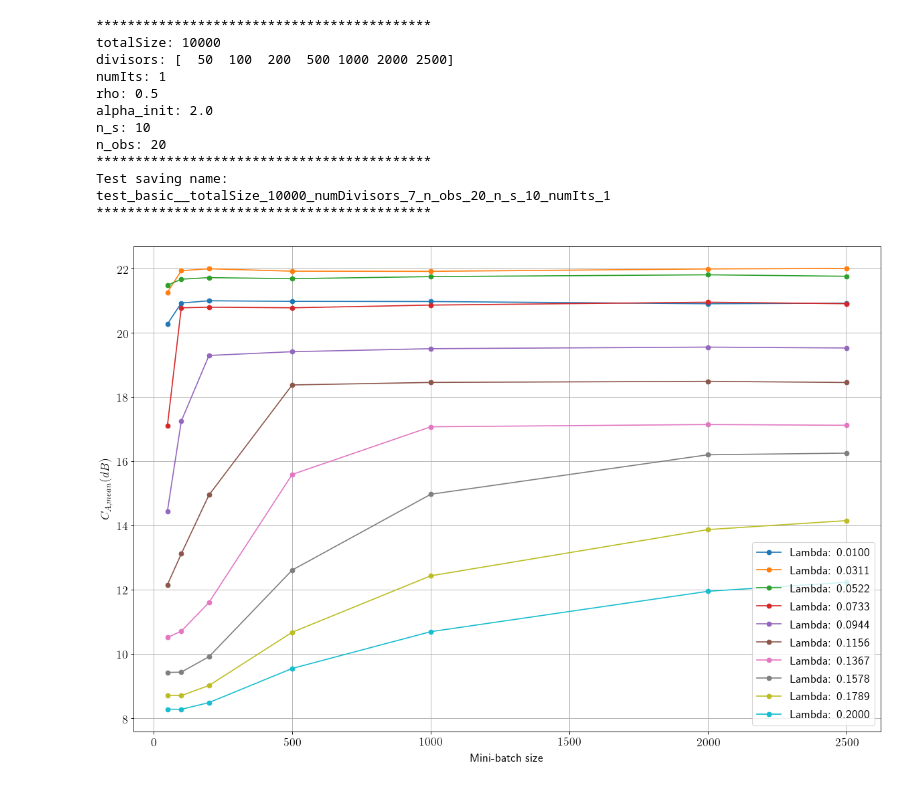
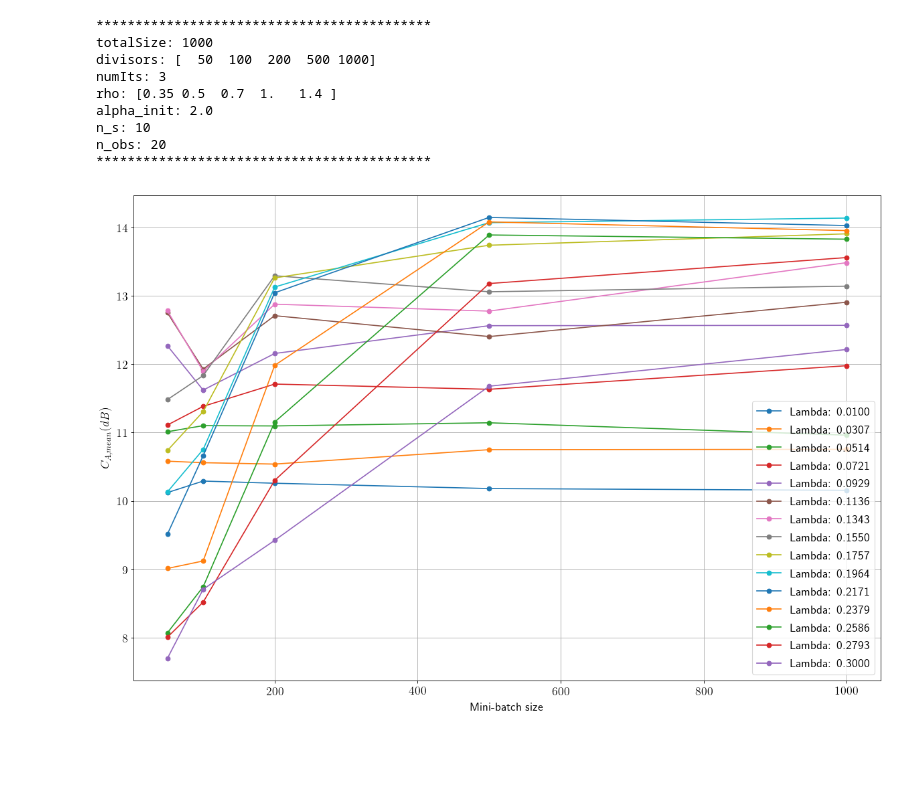
Before and after one commit to tobias-liaudat/DGMCA, a Jupyter notebook: notebooks/Online Dictionary Learning.ipynb, the cells around one changed output. Drawn from its saved outputs; the diff is of its cells as text; code cells hidden in the pictures; blank space fills up the shorter version.

```diff
--- a/notebooks/Online Dictionary Learning.ipynb
+++ b/notebooks/Online Dictionary Learning.ipynb
@@ -20,20 +21,11 @@ import time
 data_path = 'data/'
 plots_path = 'plots/'
 
-totalSize = 10000 #10000 # Number of samples for each observation/source
-
-# For the batch sizes: Use all the divisors of totalSize bigger than minSizeBlock
-# Or you can define the list manually by changing the array: divisors
-minSizeBlock = 20
-divisors = list(divisorGenerator(totalSize))
-divisors = np.array(divisors)
-divisors = divisors[divisors>=minSizeBlock]
 
 # Define your own list of batch sizes
-divisors = np.array([ 50, 100, 200,  500, 1000,  2000, 2500])
-#divisors = np.array([  100,   125,   200,   250,   400,   500,   625,  1000,  1250, 2000, 2500])
+divisors = np.array([ 50, 100, 200,  500, 1000])
 
-lambdas = np.linspace(0.01,0.2,10)
+lambdas = np.linspace(0.01,0.3,15)
 
 n_lambda = len(lambdas)
 n_s = 10 # Number of sources
@@ -41,7 +33,10 @@ n_obs = 20 # Number of observations
 rho = 0.5 # Generalized Gaussian generation parameter
 alpha_init = 2. # Alpha parameter for the thresholding strategy
 
-numIts = 1 # Number of repetitions of the experiment
+rho = np.array([0.35,0.5,0.7,1.0,1.4])
+totalSize = 1000
+
+numIts = 3 # Number of repetitions of the experiment
 
 CA_ODL = np.zeros([2,len(divisors),n_lambda,numIts])
 time_ODL = np.zeros([len(divisors),n_lambda,numIts])
@@ -56,24 +51,13 @@ print('alpha_init: ' + str(alpha_init))
 print('n_s: ' + str(n_s))
 print('n_obs: ' + str(n_obs))
 print('*******************************************')
-
-# Define the saving name for the results
-title_str = "test_basic_" + "_totalSize_" + str(totalSize) + "_numDivisors_" + str(len(divisors))+ "_n_obs_" + str(n_obs) \
-    + "_n_s_" + str(n_s) + "_numIts_" + str(numIts)
-
-print("Test saving name:")
-print(title_str)
-print('*******************************************')
 # %% [output]
 *******************************************
-totalSize: 10000
-divisors: [  50  100  200  500 1000 2000 2500]
-numIts: 1
-rho: 0.5
+totalSize: 1000
+divisors: [  50  100  200  500 1000]
+numIts: 3
+rho: [0.35 0.5  0.7  1.   1.4 ]
 alpha_init: 2.0
 n_s: 10
 n_obs: 20
 *******************************************
-Test saving name:
-test_basic__totalSize_10000_numDivisors_7_n_obs_20_n_s_10_numIts_1
-*******************************************
@@ -127,24 +169,24 @@ log_imp_CA_ODL = -10*np.log10(imp_CA_ODL)
 # %%
 # Use the mean or the median over the CA
 type_ca = 0# 0 = CA_mean // 1 = CA_median
 
 matplotlib.rcParams.update({'font.size': 16}) # 23
 fig=plt.figure(figsize=(18, 12), dpi= 80, facecolor='w', edgecolor='k')
 plt.rc('text', usetex=True)
 
 for it in range(len(lambdas)):
     plt.plot(divisors[:], log_imp_CA_ODL[type_ca,:,it], '-o', label=r'Lambda: %.4f'%(lambdas[it]))
 
 plt.xlabel('Mini-batch size')
 if type_ca == 0:
     plt.ylabel(r'$C_{A,mean}(dB)$')
 elif type_ca == 1:
     plt.ylabel(r'$C_{A,med}(dB)$')
 plt.grid()
 plt.legend()
 plt.show()
 
-title_str_pdf = plots_path + title_str + ".pdf"
+title_str_pdf = plots_path + 'test_optim_ODL' + ".pdf"
 fig.savefig(title_str_pdf, bbox_inches='tight')
 # %% [output]
-[figure, old version]
+[figure, new version]
```
Also changed, not shown: parts of 3 cells of this notebook, 9 other files.
